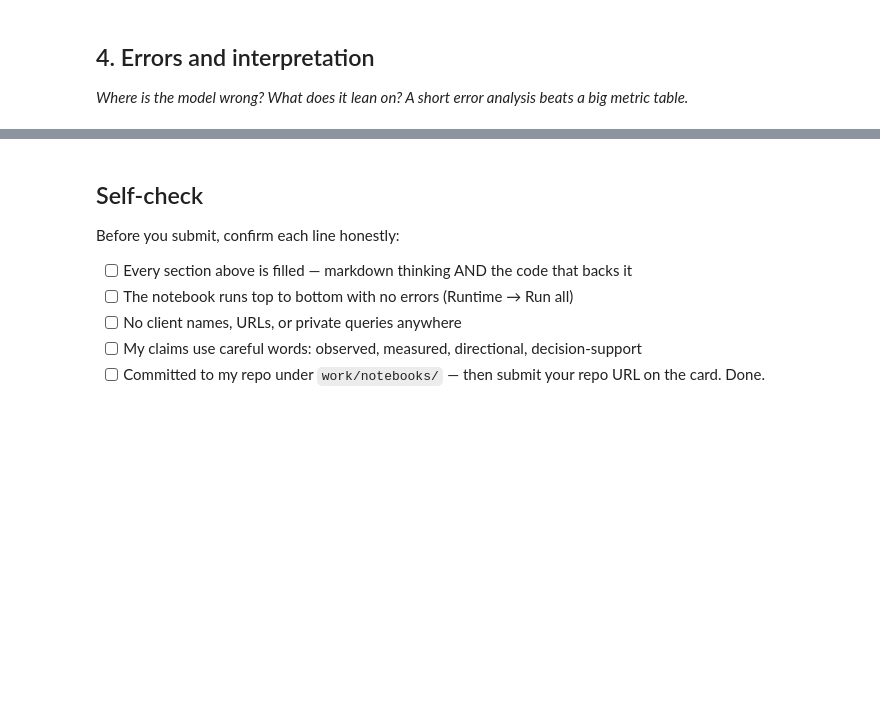
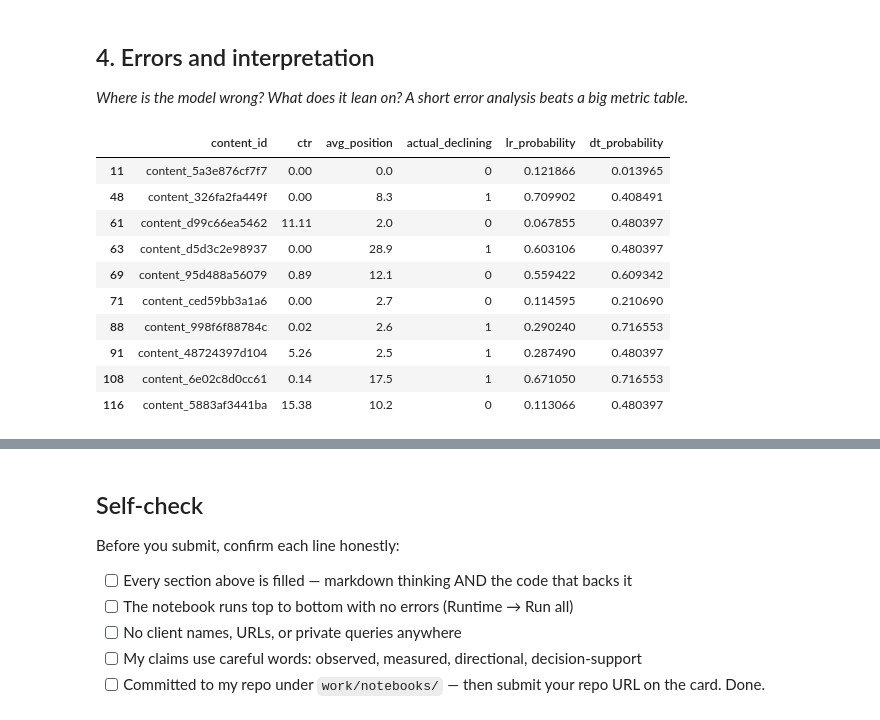
Before and after one commit to rishipatel092005/Fly-Rank-, a Jupyter notebook: work/notebooks/w05_model.ipynb, the cells around one changed output, grey strips where cells are left out. Saved outputs shown, nothing was run; the diff lists cells and outputs as text; code cells hidden in the pictures; blank space fills up the shorter version.

```diff
--- a/work/notebooks/w05_model.ipynb
+++ b/work/notebooks/w05_model.ipynb
@@ -20,0 +189,9 @@ This skeleton is yours to fill. Work the sections **in order** — each one has
+# %%
+X_train = X.iloc[train_idx]
+X_test = X.iloc[test_idx]
+
+y_train = y.iloc[train_idx]
+y_test = y.iloc[test_idx]
+
+print("X_train:", X_train.shape)
+print("X_test:", X_test.shape)
@@ -20,0 +201,13 @@ This skeleton is yours to fill. Work the sections **in order** — each one has
+# %%
+def precision_at_k(y_true, scores, k=50):
+    temp = pd.DataFrame({
+        "y_true": np.asarray(y_true),
+        "score": np.asarray(scores)
+    })
+
+    top_k = temp.sort_values(
+        "score",
+        ascending=False
+    ).head(k)
+
+    return float(top_k["y_true"].mean())
@@ -22,3 +370,34 @@ This skeleton is yours to fill. Work the sections **in order** — each one has
 ## 4. Errors and interpretation
 
 *Where is the model wrong? What does it lean on? A short error analysis beats a big metric table.*
+# %%
+lr_model = models["Logistic Regression"]
+dt_model = models["Decision Tree"]
+
+lr_model.fit(X_train, y_train)
+dt_model.fit(X_train, y_train)
+
+lr_prob = lr_model.predict_proba(X_test)[:, 1]
+dt_prob = dt_model.predict_proba(X_test)[:, 1]
+# %%
+error_frame = df.iloc[test_idx][
+    ["content_id", "ctr", "avg_position"]
+].copy()
+
+error_frame["actual_declining"] = y_test.to_numpy()
+error_frame["lr_probability"] = lr_prob
+error_frame["dt_probability"] = dt_prob
+
+display(error_frame.head(10))
+# %% [output]
+|  | content_id | ctr | avg_position | actual_declining | lr_probability | dt_probability |
+| 11 | content_5a3e876cf7f7 | 0.00 | 0.0 | 0 | 0.121866 | 0.013965 |
+| 48 | content_326fa2fa449f | 0.00 | 8.3 | 1 | 0.709902 | 0.408491 |
+| 61 | content_d99c66ea5462 | 11.11 | 2.0 | 0 | 0.067855 | 0.480397 |
+| 63 | content_d5d3c2e98937 | 0.00 | 28.9 | 1 | 0.603106 | 0.480397 |
+| 69 | content_95d488a56079 | 0.89 | 12.1 | 0 | 0.559422 | 0.609342 |
+| 71 | content_ced59bb3a1a6 | 0.00 | 2.7 | 0 | 0.114595 | 0.210690 |
+| 88 | content_998f6f88784c | 0.02 | 2.6 | 1 | 0.290240 | 0.716553 |
+| 91 | content_48724397d104 | 5.26 | 2.5 | 1 | 0.287490 | 0.480397 |
+| 108 | content_6e02c8d0cc61 | 0.14 | 17.5 | 1 | 0.671050 | 0.716553 |
+| 116 | content_5883af3441ba | 15.38 | 10.2 | 0 | 0.113066 | 0.480397 |
```
Also changed, not shown: parts of 16 cells of this notebook.
